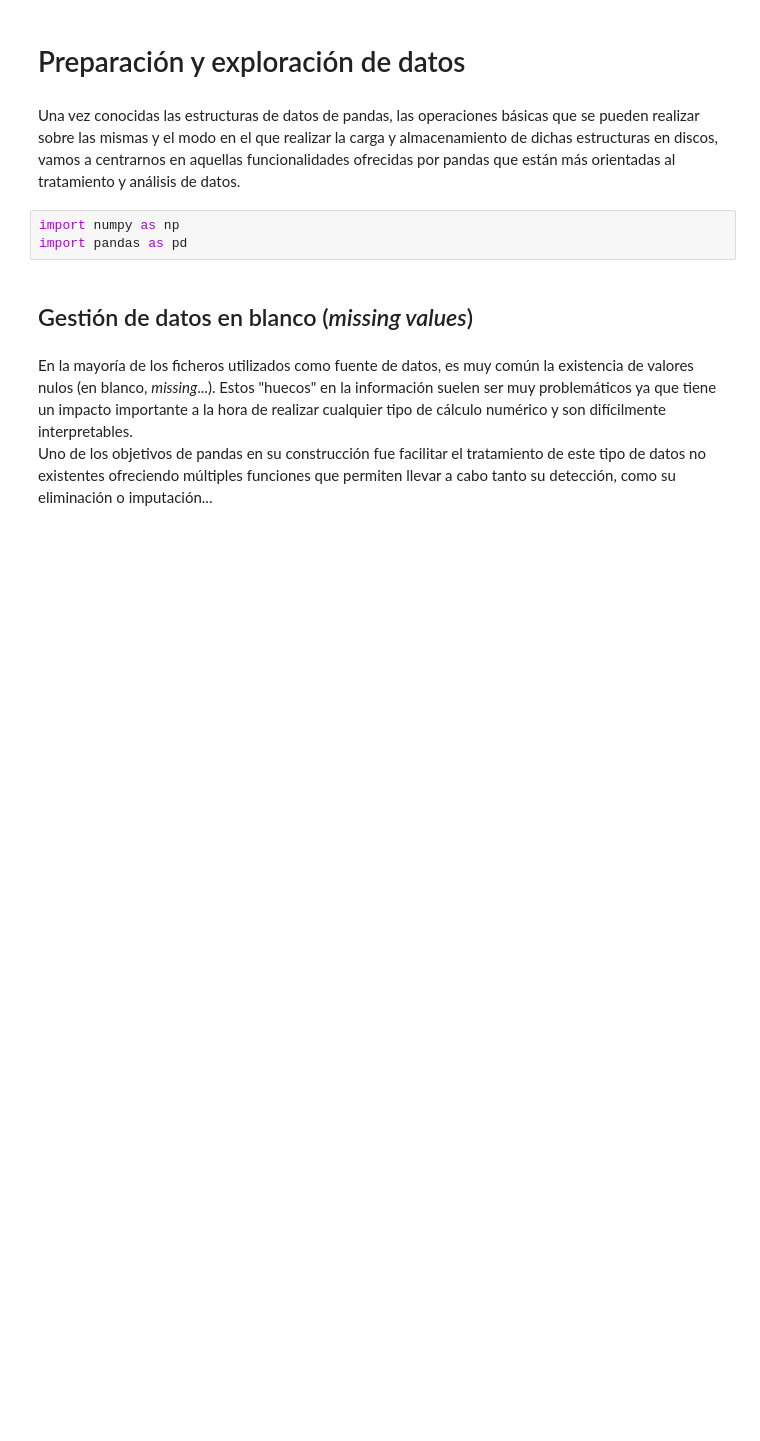
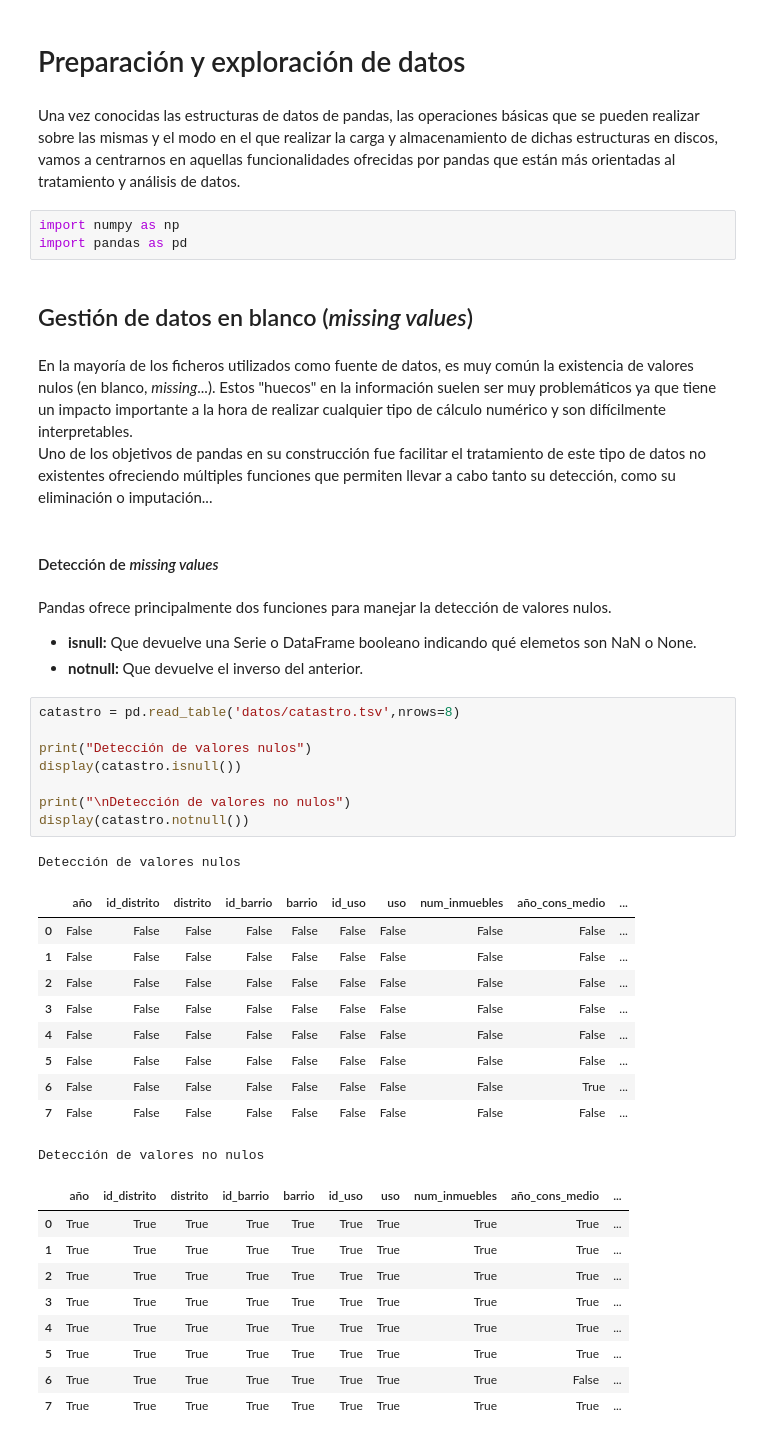
Before and after one commit to yanaySG/proyecto_python_AFI, a Jupyter notebook: Lecciones/3-pandas-notebooks/4. Preparacion y exploracion de datos.ipynb, the cells around one changed output. Cells and saved outputs as stored; diff of their text form; blank space fills up the shorter version.

```diff
--- a/Lecciones/3-pandas-notebooks/4. Preparacion y exploracion de datos.ipynb
+++ b/Lecciones/3-pandas-notebooks/4. Preparacion y exploracion de datos.ipynb
@@ -10,3 +10,39 @@ import pandas as pd
 # %% [markdown]
 En la mayoría de los ficheros utilizados como fuente de datos, es muy común la existencia de valores nulos (en blanco, <i>missing</i>...). Estos "huecos" en la información suelen ser muy problemáticos ya que tiene un impacto importante a la hora de realizar cualquier tipo de cálculo numérico y son difícilmente interpretables.<br/>
 Uno de los objetivos de pandas en su construcción fue facilitar el tratamiento de este tipo de datos no existentes ofreciendo múltiples funciones que permiten llevar a cabo tanto su detección, como su eliminación o imputación...
+# %% [markdown]
+#### Detección de <i>missing values</i>
+# %% [markdown]
+Pandas ofrece principalmente dos funciones para manejar la detección de valores nulos.<br/>
+<ul>
+<li><b>isnull:</b> Que devuelve una Serie o DataFrame booleano indicando qué elemetos son NaN o None.</li>
+<li><b>notnull:</b> Que devuelve el inverso del anterior.</li>
+# %%
+catastro = pd.read_table('datos/catastro.tsv',nrows=8)
+
+print("Detección de valores nulos")
+display(catastro.isnull())
+
+print("\nDetección de valores no nulos")
+display(catastro.notnull())
+# %% [output]
+Detección de valores nulos
+|  | año | id_distrito | distrito | id_barrio | barrio | id_uso | uso | num_inmuebles | año_cons_medio | ... |
+| 0 | False | False | False | False | False | False | False | False | False | ... |
+| 1 | False | False | False | False | False | False | False | False | False | ... |
+| 2 | False | False | False | False | False | False | False | False | False | ... |
+| 3 | False | False | False | False | False | False | False | False | False | ... |
+| 4 | False | False | False | False | False | False | False | False | False | ... |
+| 5 | False | False | False | False | False | False | False | False | False | ... |
+| 6 | False | False | False | False | False | False | False | False | True | ... |
+| 7 | False | False | False | False | False | False | False | False | False | ... |
+Detección de valores no nulos
+|  | año | id_distrito | distrito | id_barrio | barrio | id_uso | uso | num_inmuebles | año_cons_medio | ... |
+| 0 | True | True | True | True | True | True | True | True | True | ... |
+| 1 | True | True | True | True | True | True | True | True | True | ... |
+| 2 | True | True | True | True | True | True | True | True | True | ... |
+| 3 | True | True | True | True | True | True | True | True | True | ... |
+| 4 | True | True | True | True | True | True | True | True | True | ... |
+| 5 | True | True | True | True | True | True | True | True | True | ... |
+| 6 | True | True | True | True | True | True | True | True | False | ... |
+| 7 | True | True | True | True | True | True | True | True | True | ... |
```
Also changed, not shown: parts of 7 cells of this notebook.
